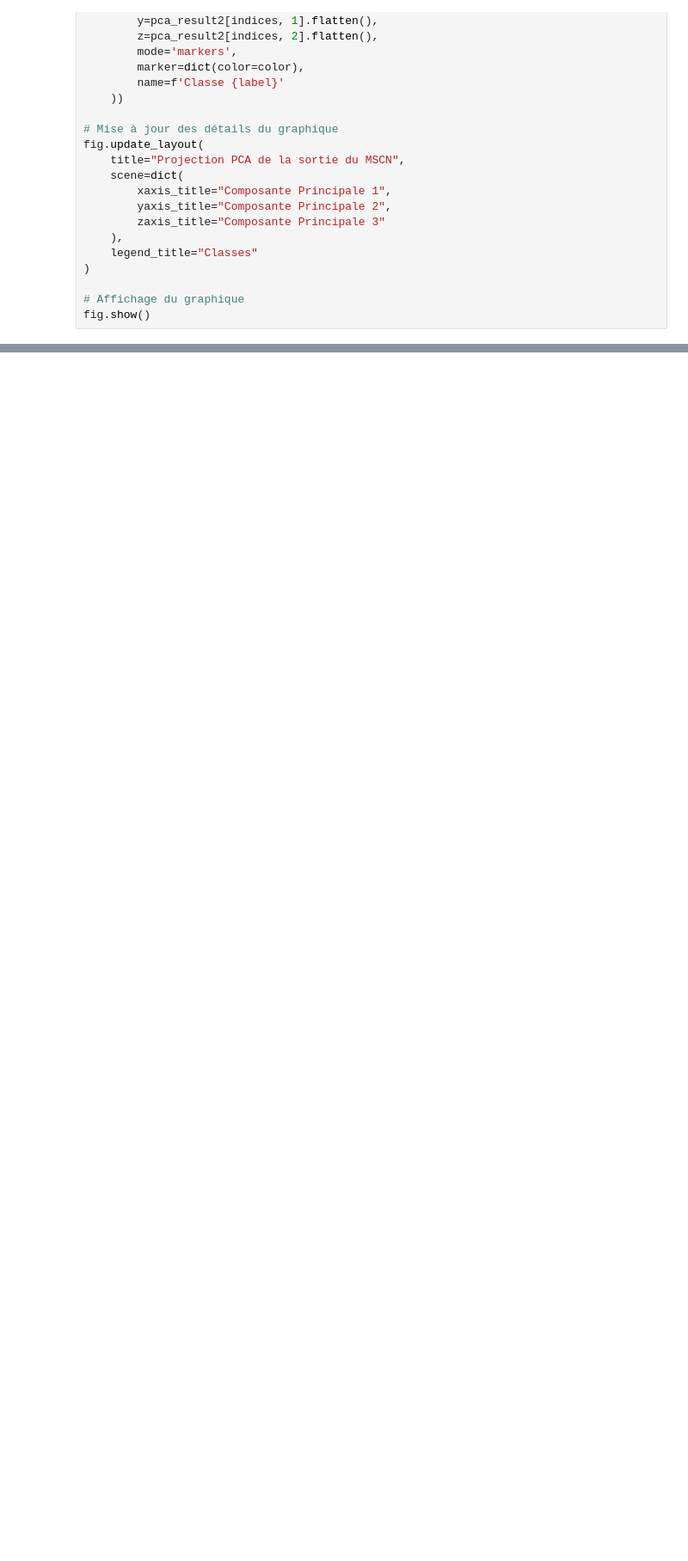
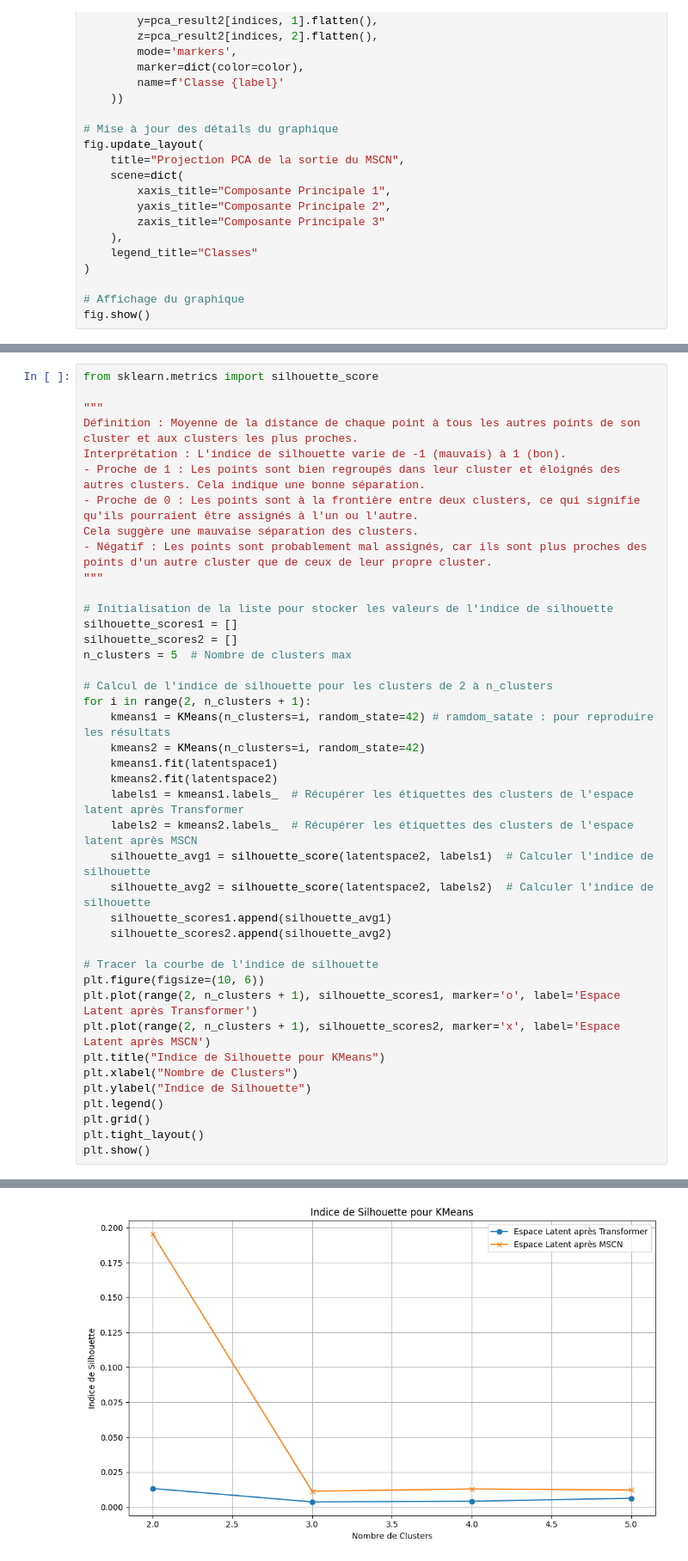
Before and after one commit to deubn31/PTI-Analyse-Classification-de-signaux-EEG, a Jupyter notebook: Classification_Non_Superviée_1.ipynb, the cells around one changed output, grey strips where cells are left out. Shown at 86% size. Drawn from its saved outputs; the diff is of its cells as text; blank space fills up the shorter version.

```diff
--- a/Classification_Non_Superviée_1.ipynb
+++ b/Classification_Non_Superviée_1.ipynb
@@ -1384,0 +1569,42 @@ fig.show()
+# %%
+from sklearn.metrics import silhouette_score
+
+"""
+Définition : Moyenne de la distance de chaque point à tous les autres points de son cluster et aux clusters les plus proches.
+Interprétation : L'indice de silhouette varie de -1 (mauvais) à 1 (bon).
+- Proche de 1 : Les points sont bien regroupés dans leur cluster et éloignés des autres clusters. Cela indique une bonne séparation.
+- Proche de 0 : Les points sont à la frontière entre deux clusters, ce qui signifie qu'ils pourraient être assignés à l'un ou l'autre.
+Cela suggère une mauvaise séparation des clusters.
+- Négatif : Les points sont probablement mal assignés, car ils sont plus proches des points d'un autre cluster que de ceux de leur propre cluster.
+"""
+
+# Initialisation de la liste pour stocker les valeurs de l'indice de silhouette
+silhouette_scores1 = []
+silhouette_scores2 = []
+n_clusters = 5  # Nombre de clusters max
+
+# Calcul de l'indice de silhouette pour les clusters de 2 à n_clusters
+for i in range(2, n_clusters + 1):
+    kmeans1 = KMeans(n_clusters=i, random_state=42) # ramdom_satate : pour reproduire les résultats
+    kmeans2 = KMeans(n_clusters=i, random_state=42)
+    kmeans1.fit(latentspace1)
+    kmeans2.fit(latentspace2)
+    labels1 = kmeans1.labels_  # Récupérer les étiquettes des clusters de l'espace latent après Transformer
+    labels2 = kmeans2.labels_  # Récupérer les étiquettes des clusters de l'espace latent après MSCN
+    silhouette_avg1 = silhouette_score(latentspace2, labels1)  # Calculer l'indice de silhouette
+    silhouette_avg2 = silhouette_score(latentspace2, labels2)  # Calculer l'indice de silhouette
+    silhouette_scores1.append(silhouette_avg1)
+    silhouette_scores2.append(silhouette_avg2)
+
+# Tracer la courbe de l'indice de silhouette
+plt.figure(figsize=(10, 6))
+plt.plot(range(2, n_clusters + 1), silhouette_scores1, marker='o', label='Espace Latent après Transformer')
+plt.plot(range(2, n_clusters + 1), silhouette_scores2, marker='x', label='Espace Latent après MSCN')
+plt.title("Indice de Silhouette pour KMeans")
+plt.xlabel("Nombre de Clusters")
+plt.ylabel("Indice de Silhouette")
+plt.legend()
+plt.grid()
+plt.tight_layout()
+plt.show()
+# %% [output]
@@ -1384,0 +1628 @@ fig.show()
+[figure, added]
```
Also changed, not shown: parts of 24 cells of this notebook.
